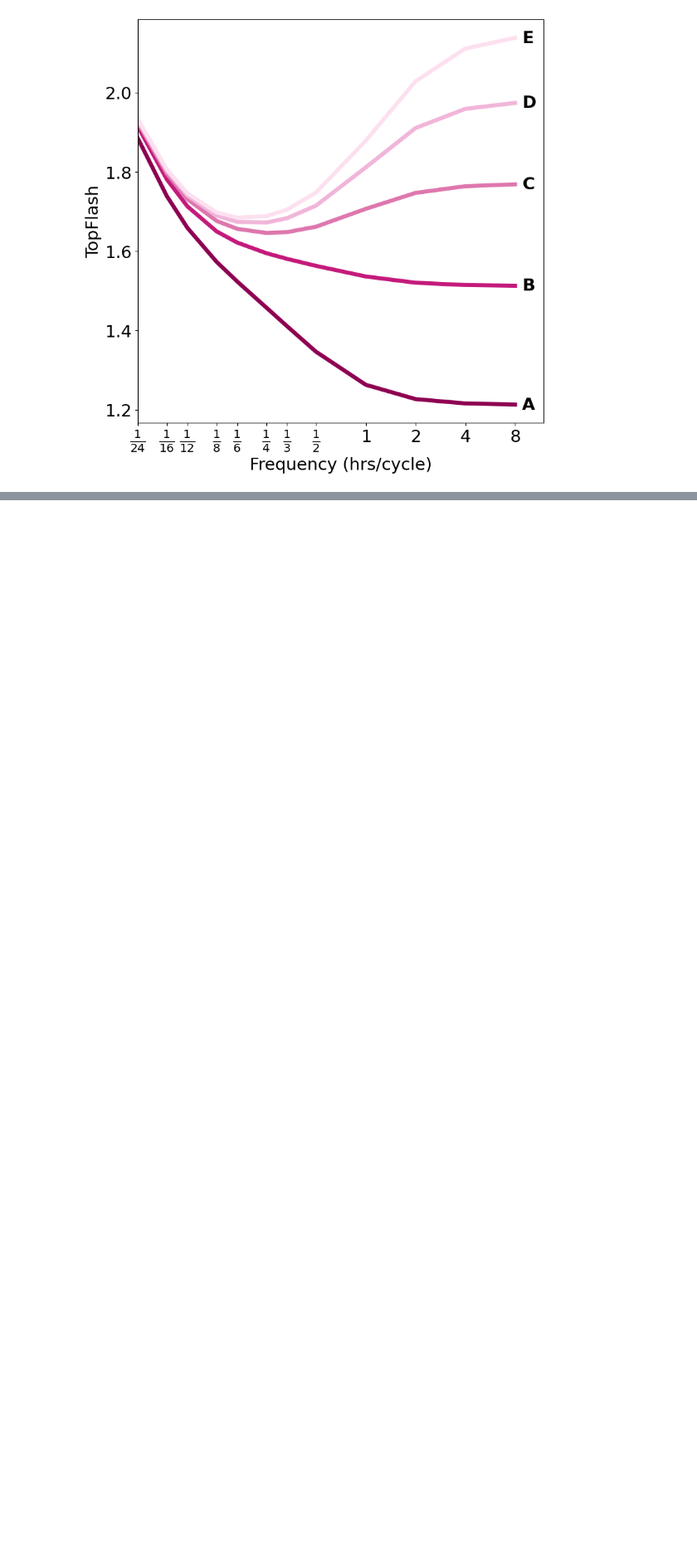
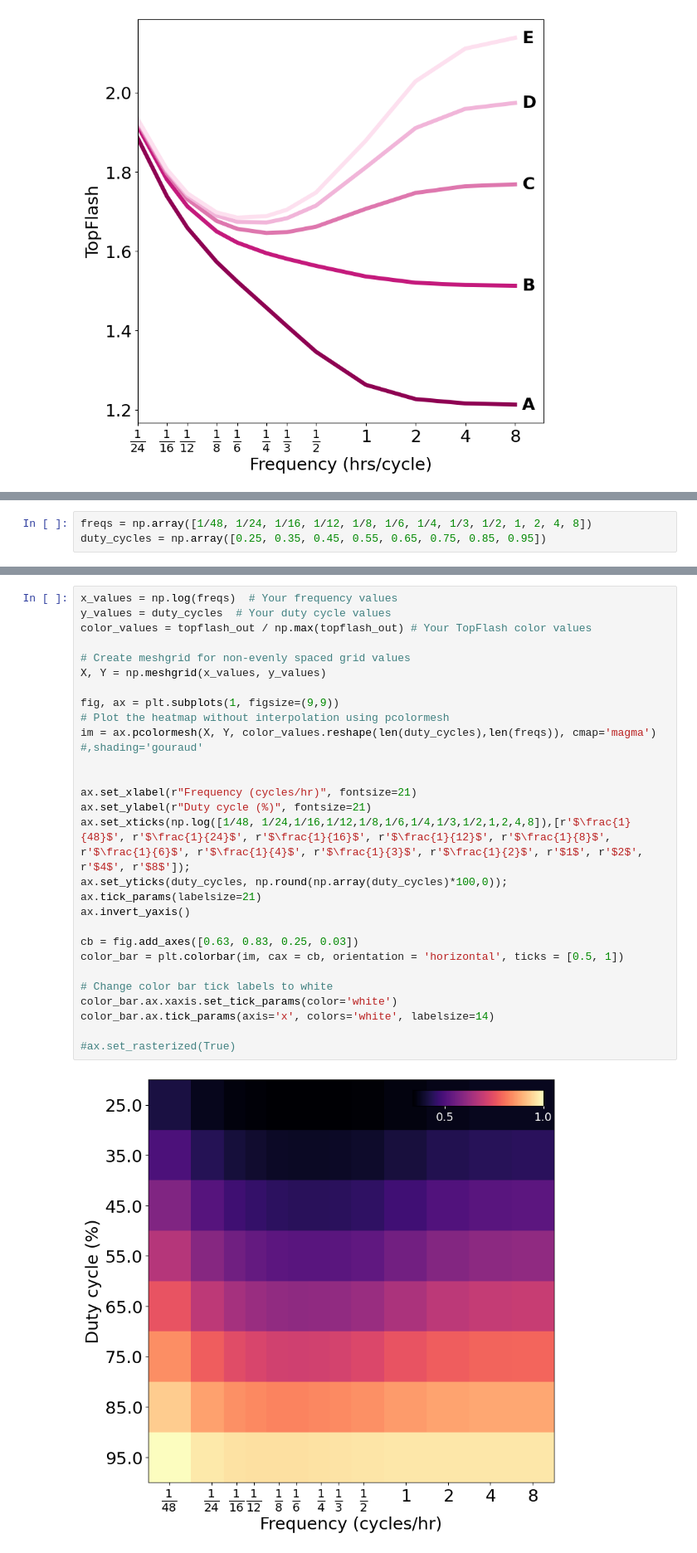
Before and after one commit to olivierwitteveen/wnt_antiresonance_model, a Jupyter notebook: hv_model.ipynb, the cells around one changed output, grey strips where cells are left out. Shown at 83% size. Drawn from its saved outputs; the diff is of its cells as text; blank space fills up the shorter version.

```diff
--- a/hv_model.ipynb
+++ b/hv_model.ipynb
@@ -287,0 +330,3 @@ plt.show()
+# %%
+freqs = np.array([1/48, 1/24, 1/16, 1/12, 1/8, 1/6, 1/4, 1/3, 1/2, 1, 2, 4, 8])
+duty_cycles = np.array([0.25, 0.35, 0.45, 0.55, 0.65, 0.75, 0.85, 0.95])
@@ -287,0 +359,30 @@ plt.show()
+# %%
+x_values = np.log(freqs)  # Your frequency values
+y_values = duty_cycles  # Your duty cycle values
+color_values = topflash_out / np.max(topflash_out) # Your TopFlash color values
+
+# Create meshgrid for non-evenly spaced grid values
+X, Y = np.meshgrid(x_values, y_values)
+
+fig, ax = plt.subplots(1, figsize=(9,9))
+# Plot the heatmap without interpolation using pcolormesh
+im = ax.pcolormesh(X, Y, color_values.reshape(len(duty_cycles),len(freqs)), cmap='magma') #,shading='gouraud'
+
+
+ax.set_xlabel(r"Frequency (cycles/hr)", fontsize=21)
+ax.set_ylabel(r"Duty cycle (%)", fontsize=21)
+ax.set_xticks(np.log([1/48, 1/24,1/16,1/12,1/8,1/6,1/4,1/3,1/2,1,2,4,8]),[r'$\frac{1}{48}$', r'$\frac{1}{24}$', r'$\frac{1}{16}$', r'$\frac{1}{12}$', r'$\frac{1}{8}$', r'$\frac{1}{6}$', r'$\frac{1}{4}$', r'$\frac{1}{3}$', r'$\frac{1}{2}$', r'$1$', r'$2$', r'$4$', r'$8$']);
+ax.set_yticks(duty_cycles, np.round(np.array(duty_cycles)*100,0));
+ax.tick_params(labelsize=21)
+ax.invert_yaxis()
+
+cb = fig.add_axes([0.63, 0.83, 0.25, 0.03])
+color_bar = plt.colorbar(im, cax = cb, orientation = 'horizontal', ticks = [0.5, 1])
+
+# Change color bar tick labels to white
+color_bar.ax.xaxis.set_tick_params(color='white')
+color_bar.ax.tick_params(axis='x', colors='white', labelsize=14)
+
+#ax.set_rasterized(True)
+# %% [output]
+[figure, added]
```
Also changed, not shown: parts of 6 cells of this notebook, 1 other file.
